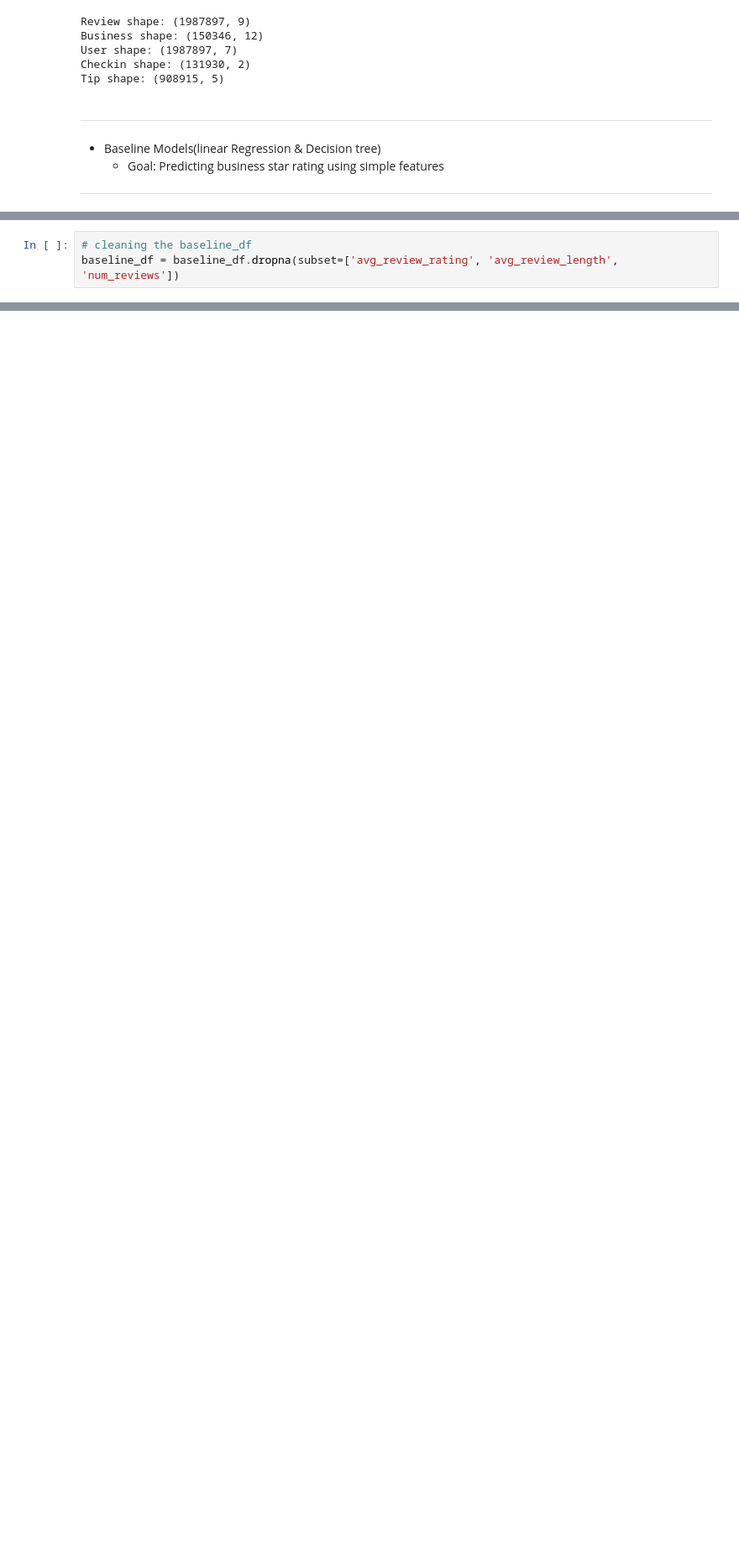
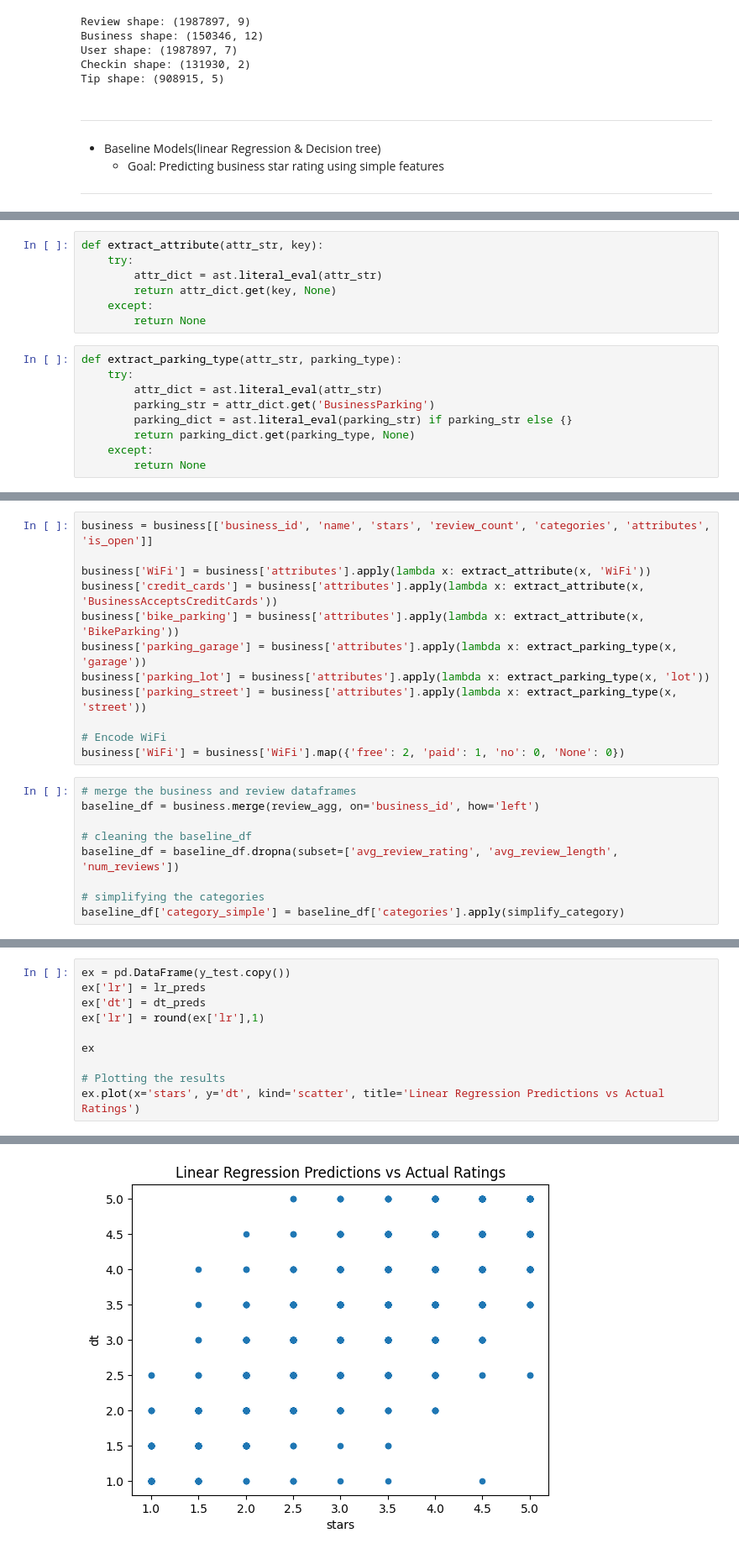
Before and after one commit to Jenblr/Yelp-Business-Data-Success-Analysis, a Jupyter notebook: Predictive_Modeling.ipynb, the cells around one changed output, grey strips where cells are left out. Shown: that part at 84% size. Cells and saved outputs as stored; diff of their text form; blank space fills up the shorter version.

```diff
--- a/Predictive_Modeling.ipynb
+++ b/Predictive_Modeling.ipynb
@@ -80,0 +54,16 @@ user data
+# %%
+def extract_attribute(attr_str, key):
+    try:
+        attr_dict = ast.literal_eval(attr_str)
+        return attr_dict.get(key, None)
+    except:
+        return None
+# %%
+def extract_parking_type(attr_str, parking_type):
+    try:
+        attr_dict = ast.literal_eval(attr_str)
+        parking_str = attr_dict.get('BusinessParking')
+        parking_dict = ast.literal_eval(parking_str) if parking_str else {}
+        return parking_dict.get(parking_type, None)
+    except:
+        return None
@@ -125,3 +116,21 @@ baseline_df
+# %%
+business = business[['business_id', 'name', 'stars', 'review_count', 'categories', 'attributes', 'is_open']]
+
+business['WiFi'] = business['attributes'].apply(lambda x: extract_attribute(x, 'WiFi'))
+business['credit_cards'] = business['attributes'].apply(lambda x: extract_attribute(x, 'BusinessAcceptsCreditCards'))
+business['bike_parking'] = business['attributes'].apply(lambda x: extract_attribute(x, 'BikeParking'))
+business['parking_garage'] = business['attributes'].apply(lambda x: extract_parking_type(x, 'garage'))
+business['parking_lot'] = business['attributes'].apply(lambda x: extract_parking_type(x, 'lot'))
+business['parking_street'] = business['attributes'].apply(lambda x: extract_parking_type(x, 'street'))
+
+# Encode WiFi
+business['WiFi'] = business['WiFi'].map({'free': 2, 'paid': 1, 'no': 0, 'None': 0})
 # %%
+# merge the business and review dataframes
+baseline_df = business.merge(review_agg, on='business_id', how='left')
+
 # cleaning the baseline_df
 baseline_df = baseline_df.dropna(subset=['avg_review_rating', 'avg_review_length', 'num_reviews'])
+
+# simplifying the categories
+baseline_df['category_simple'] = baseline_df['categories'].apply(simplify_category)
@@ -155,0 +185,11 @@ baseline_df.describe()
+# %%
+ex = pd.DataFrame(y_test.copy())
+ex['lr'] = lr_preds
+ex['dt'] = dt_preds
+ex['lr'] = round(ex['lr'],1)
+
+ex
+
+# Plotting the results
+ex.plot(x='stars', y='dt', kind='scatter', title='Linear Regression Predictions vs Actual Ratings')
+# %% [output]
@@ -155,0 +197 @@ baseline_df.describe()
+[figure, added]
```
Also changed, not shown: parts of 17 cells of this notebook.
